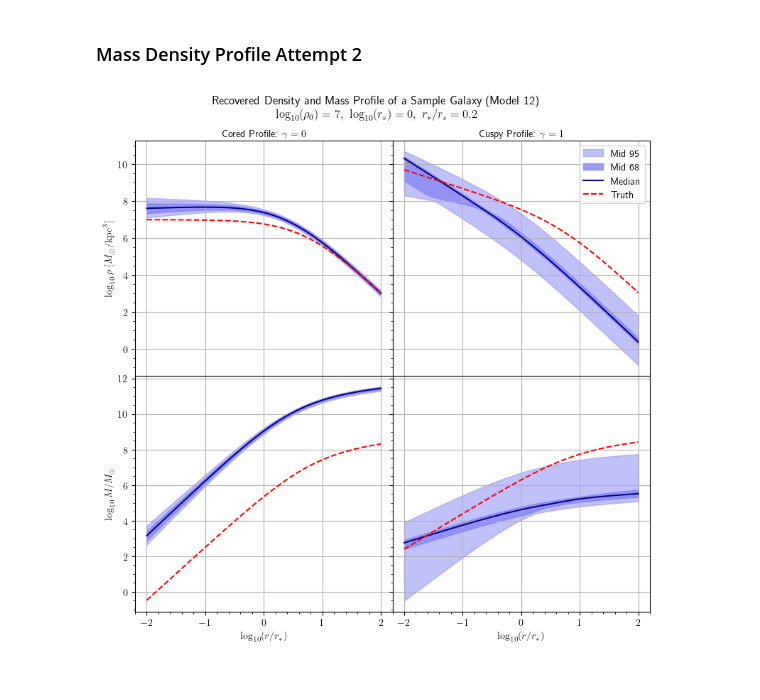
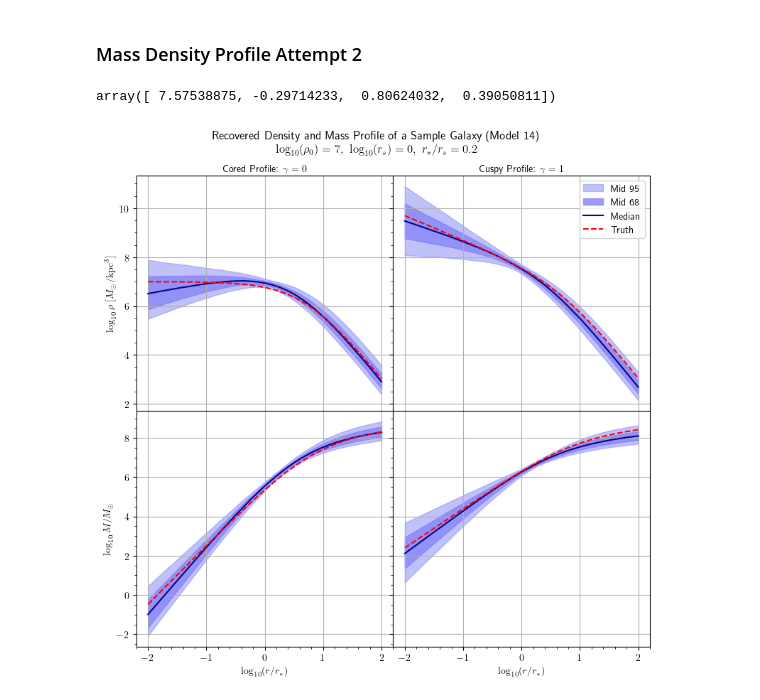
Before and after one commit to Anodymous1/suds, a Jupyter notebook: model_training.ipynb, the cells around one changed output. Drawn from its saved outputs; the diff is of its cells as text; code cells hidden in the pictures.

Commit message:
model 14

```diff
--- a/model_training.ipynb
+++ b/model_training.ipynb
@@ -449,7 +449,7 @@ def evaluate_model(theta, medians):
 # %% [markdown]
 #### Random stared
 # %%
-with open("./model_11/samples_model_11_test.pkl", "rb") as file:
+with open("./model_13/samples_model_13.pkl", "rb") as file:
     post = pickle.load(file)
 
 medians = np.zeros((100,4))
@@ -1259,8 +1259,12 @@ r_star = r_star_div_r_s * 10 ** log_r_s
 # cored_params = np.array(pd.read_csv("./Mass density profile/mass_density_profile_1k_32(0).csv", header=None))
 # cusp_params = np.array(pd.read_csv("./Mass density profile/mass_density_profile_1k_32(1).csv", header=None))
 
-cored_params = np.array(pd.read_csv("./model_12/mass_density_samples_model_12_core.csv", header=None))
-cusp_params = np.array(pd.read_csv("./model_12/mass_density_samples_model_12_cusp.csv", header=None))
+cored_params = np.array(pd.read_csv("./model_14/mass_density_samples_model_14_core_test.csv", header=None))
+cusp_params = np.array(pd.read_csv("./model_14/mass_density_samples_model_14_cusp_test.csv", header=None))
+# %%
+np.median(cusp_params, axis=0)
+# %% [output]
+array([ 7.57538875, -0.29714233,  0.80624032,  0.39050811])
 # %%
 def density(log_r_div_rstar: float,
             samples: np.ndarray) -> np.ndarray:
@@ -1431,32 +1435,32 @@ axs[0][1].xaxis.set_label_position('top')
 axs[0][1].set_xlabel(r"Cuspy Profile: $\gamma = 1$", fontweight="bold")
 axs[0][1].legend()
 
 axs[0][1].minorticks_on()
 axs[0][1].grid(True)
 
 # Mass
 # y
 #2.5-97.5
 axs[1][1].fill_between(x, y_mass[:,0], y_mass[:,4], color=(133/255, 133/255, 247/255, 0.5), label="Mid 95\%")
 
 #16-84
 axs[1][1].fill_between(x, y_mass[:,1], y_mass[:,3], color=(133/255, 133/255, 247/255, 0.8), label="Mid 68\%")
 
 # Median
 axs[1][1].plot(x, y_mass[:,2], color=(8/255, 2/255, 134/255), label="Median")
 
 # Truth
 axs[1][1].plot(x, true_mass, color="red", linestyle = "--", label="Truth")
 
 # Aesthetics
 axs[1][1].set_xlabel(r"$\log _{10} (r/r_*)$")
 axs[1][1].minorticks_on()
 axs[1][1].grid(True)
 
 
-fig.suptitle("Recovered Density and Mass Profile of a Sample Galaxy (Model 12) \n$\log_{10}(\\rho _0)=7,\ \log_{10}(r_s) = 0,\ r_* / r_s = 0.2$")
+fig.suptitle("Recovered Density and Mass Profile of a Sample Galaxy (Model 14) \n$\log_{10}(\\rho _0)=7,\ \log_{10}(r_s) = 0,\ r_* / r_s = 0.2$")
 
 fig.tight_layout()
 plt.show()
 # %% [output]
-[figure, old version]
+[figure, new version]
```
Also changed, not shown: parts of 2 cells of this notebook, 35 other files.
